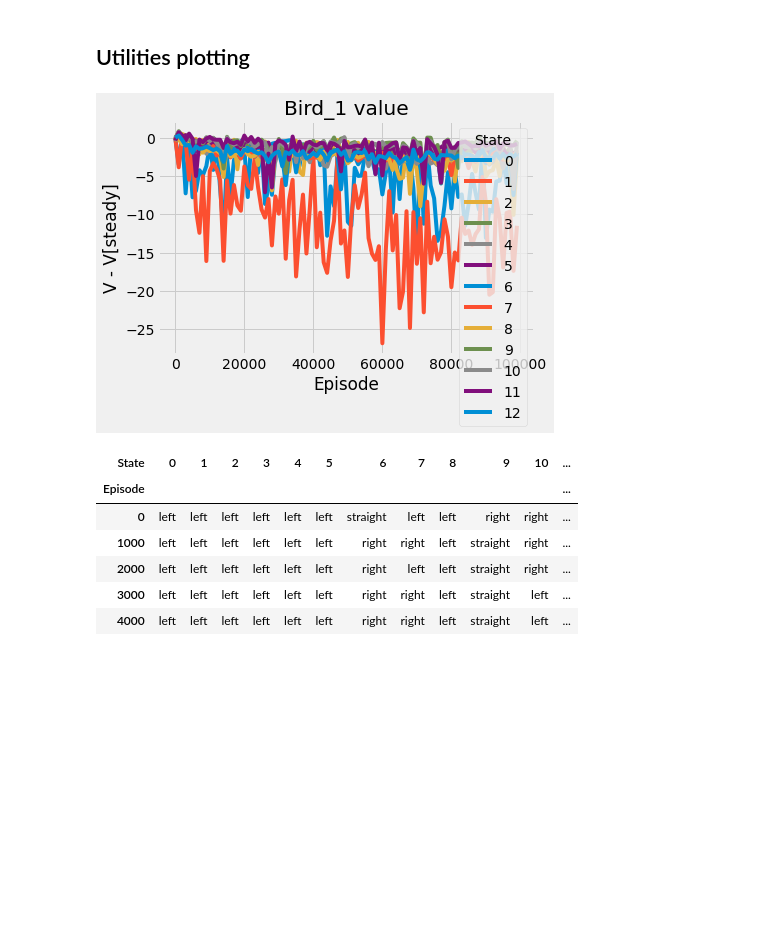
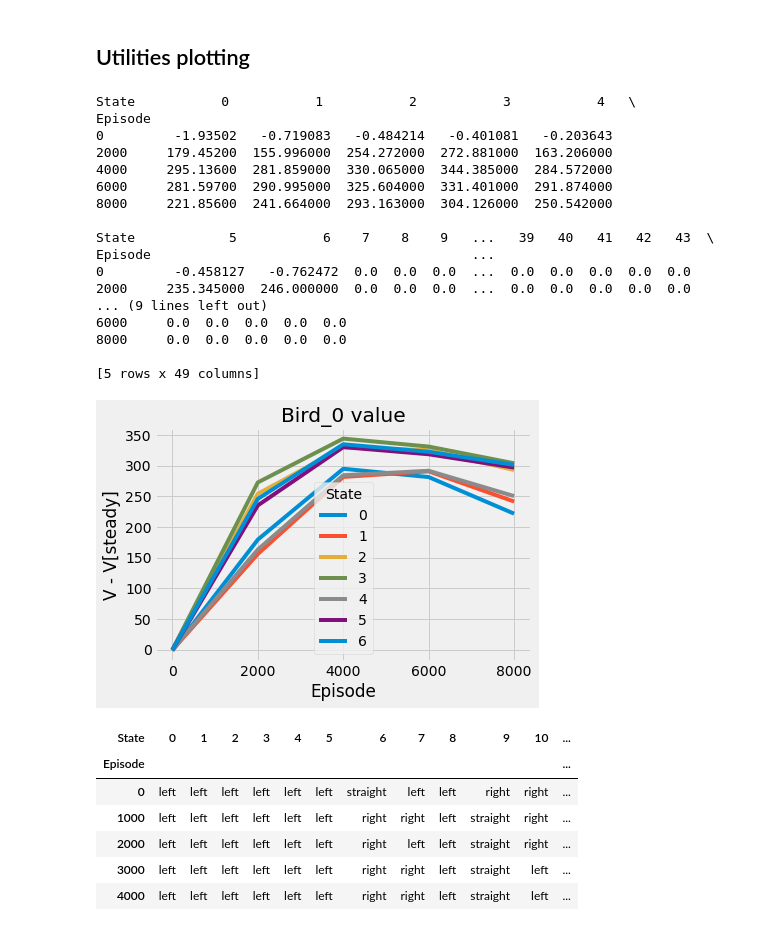
Before and after one commit to fbrand-new/reinforced-birds, a Jupyter notebook: ValueAndPolicy.ipynb, the cells around one changed output. Saved outputs shown, nothing was run; the diff lists cells and outputs as text; code cells hidden in the pictures; blank space fills up the shorter version.

```diff
--- a/ValueAndPolicy.ipynb
+++ b/ValueAndPolicy.ipynb
@@ -14,6 +14,16 @@ import math
 from matplotlib.collections import PatchCollection
 import os.path as osp
 # %%
+def dict_to_state(state_dict):
+    #neigh = info['neighbours'][0]
+    neigh = 1
+    features = 6
+    state = 0
+    for k in range(neigh):
+        state += state_dict[k]*(features**k)
+
+    return state
+
 def preprocessing(bird, data_folder="data", filename_base="value_policy"):
     info = pd.read_csv(osp.join(data_folder,"env_info.csv"))
     episodes=info['episodes_num'][0]
@@ -43,19 +53,40 @@ def extract_value(df):
     d = d.unstack("State")
     return d
 # %%
-def value(bird):
+def value(bird,state=None):
     plt.style.use('fivethirtyeight')
     df = preprocessing(bird)
-    #print(df.head(20))
     df_val = extract_value(df)
-    df_val = df_val.loc[:, (df_val != df_val.iloc[0]).any()]
+    print(df_val.head(20))
+    if(state is not None):
+        df_val = df_val[dict_to_state(state)]
+    else :
+        df_val = df_val.loc[:, (df_val != df_val.iloc[0]).any()]
     #steady_df = df_val[-10:].mean()
     #df_val = df_val - steady_df
     df_val.plot(legend=True, title="Bird_"+str(bird)+" value", ylabel="V - V[steady]")
 # %%
-value(1)
+#value(0,{0:2,1:2,2:2,3:1})
+value(0)
 # %% [output]
+State           0           1           2           3           4   \
+Episode
+0         -1.93502   -0.719083   -0.484214   -0.401081   -0.203643
+2000     179.45200  155.996000  254.272000  272.881000  163.206000
+4000     295.13600  281.859000  330.065000  344.385000  284.572000
+6000     281.59700  290.995000  325.604000  331.401000  291.874000
+8000     221.85600  241.664000  293.163000  304.126000  250.542000
+
+State            5           6    7    8    9   ...   39   40   41   42   43  \
+Episode                                         ...
+0         -0.458127   -0.762472  0.0  0.0  0.0  ...  0.0  0.0  0.0  0.0  0.0
+2000     235.345000  246.000000  0.0  0.0  0.0  ...  0.0  0.0  0.0  0.0  0.0
+... (9 lines left out)
+6000     0.0  0.0  0.0  0.0  0.0
+8000     0.0  0.0  0.0  0.0  0.0
+
+[5 rows x 49 columns]
-[figure, old version]
+[figure, new version]
 # %%
 df = extract_policy(preprocessing(0))
 # %%
```
Also changed, not shown: 11 other files.
